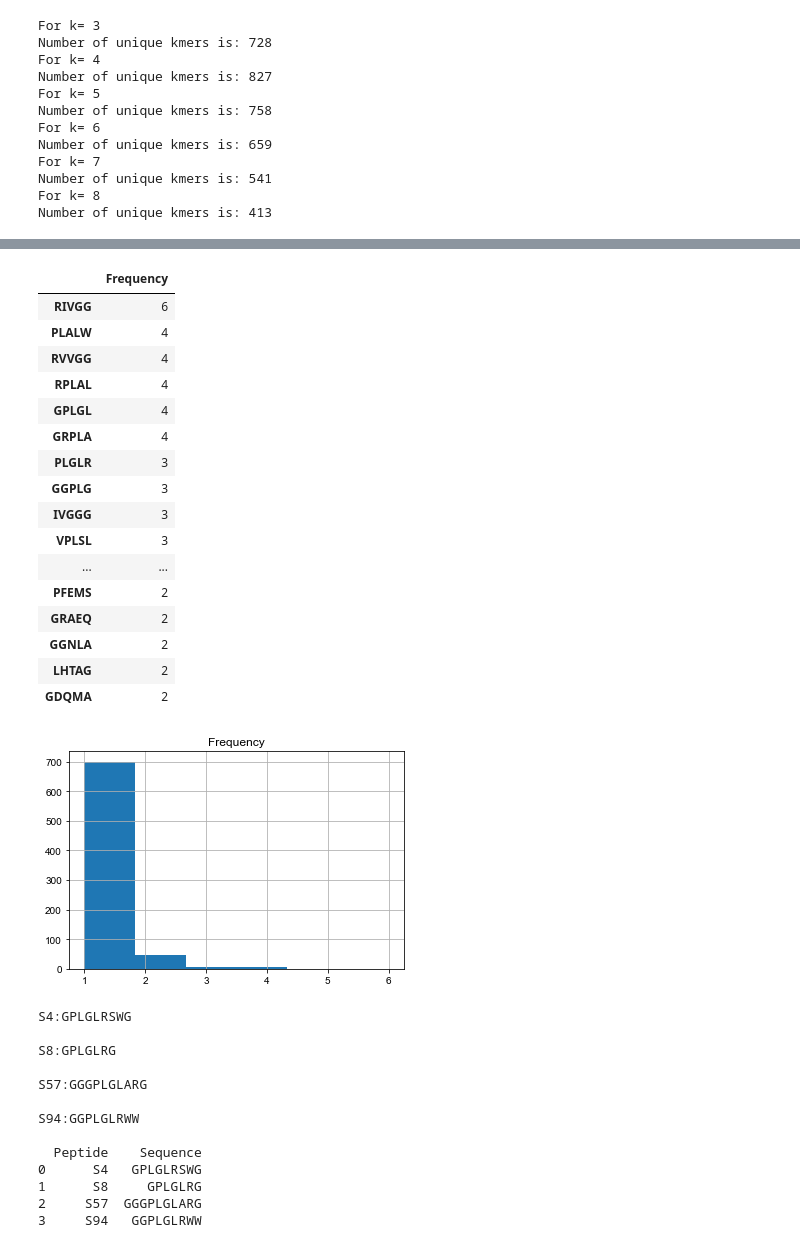
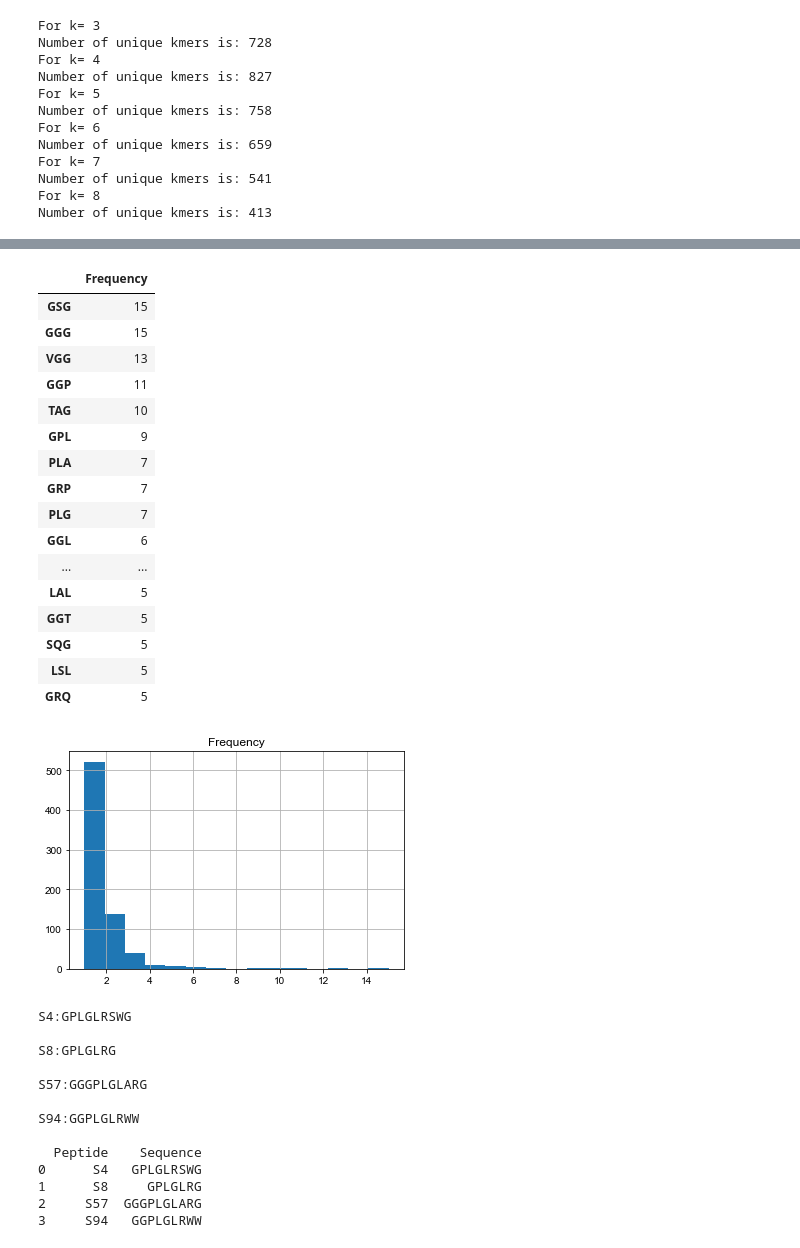
Before and after one commit to avaamini/protease_activity_analysis, a Jupyter notebook: SubstrateDatabase Tutorial.ipynb, the cells around one changed output, grey strips where cells are left out. Cells and saved outputs as stored; diff of their text form; code cells hidden in the pictures.

```diff
--- a/SubstrateDatabase Tutorial.ipynb
+++ b/SubstrateDatabase Tutorial.ipynb
@@ -11,13 +12,17 @@ from utils import get_data_dir
 
 data_dir = get_data_dir()
 # %%
-data_files = ['data/screens/PAA/PAA_screens/Bhatia1_PAA.csv', 'data/screens/PAA/PAA_screens/Bhatia2_PAA.csv']
+# data_files = ['data/screens/PAA/PAA_screens/Bhatia1_PAA.csv', 'data/screens/PAA/PAA_screens/Bhatia2_PAA.csv', 'data/screens/PAA/PAA_screens/Bhatia3_PAA.csv', 'data/screens/PAA/PAA_screens/GlympseBio1_PAA.csv', 'data/screens/PAA/PAA_screens/GlympseBio2_PAA.csv']
+data_files = ['data/screens/PAA/PAA_screens/Bhatia1_PAA.csv', 'data/screens/PAA/PAA_screens/Bhatia2_PAA.csv',
+            'data/screens/PAA/PAA_screens/Bhatia3_PAA.csv', 'data/screens/PAA/PAA_screens/Bhatia4_PAA.csv',
+             'data/screens/PAA/PAA_screens/Bhatia5_PAA.csv', 'data/screens/PAA/PAA_screens/Bhatia6_PAA.csv']
 sequence_file = 'data/screens/PAA/Peptide_Inventory_150.csv'
 names_file = 'data/screens/PAA/names_dict.pkl'
-aa_dict_file = 'data/screens/PAA/kmer_analyses/aa_dict.pkl'
+aa_dict_file = 'data/screens/PAA/aa_dict_color_matched.pkl'
+# aa_dict_file_1 = 'data/screens/PAA/kmer_analyses/aa_dict.pkl'
 # %%
 # Load all relevant screening data from screens of interest
-data = paa.database.SubstrateDatabase(data_files, sequence_file, names_file, aa_dict_file = 'data/screens/PAA/kmer_analyses/aa_dict.pkl')
+data = paa.database.SubstrateDatabase(data_files, sequence_file, names_file, aa_dict_file)
 # %%
 # Get names of screens being queried
 data.screen_names
@@ -261,27 +344,28 @@ data.get_kmer_overlap(4)
  'sDDR': ['S41']}
 # %%
 # Summarize relevant kmer data
-kmer_f_sorted, kmer_f_sorted_filtered = data.summarize_kmer(kmer_len = 5, top_k = 20)
+# TO DO: Add column with which substartes
+kmer_f_sorted, kmer_f_sorted_filtered = data.summarize_kmer(kmer_len = 3, top_k = 20)
 display(kmer_f_sorted_filtered)
 # %% [output]
 |  | Frequency |
-| RIVGG | 6 |
-| PLALW | 4 |
-| RVVGG | 4 |
-| RPLAL | 4 |
-| GPLGL | 4 |
-| GRPLA | 4 |
-| PLGLR | 3 |
-| GGPLG | 3 |
-| IVGGG | 3 |
-| VPLSL | 3 |
+| GSG | 15 |
+| GGG | 15 |
+| VGG | 13 |
+| GGP | 11 |
+| TAG | 10 |
+| GPL | 9 |
+| PLA | 7 |
+| GRP | 7 |
+| PLG | 7 |
+| GGL | 6 |
 | ... | ... |
-| PFEMS | 2 |
-| GRAEQ | 2 |
-| GGNLA | 2 |
-| LHTAG | 2 |
-| GDQMA | 2 |
+| LAL | 5 |
+| GGT | 5 |
+| SQG | 5 |
+| LSL | 5 |
+| GRQ | 5 |
-[figure, old version]
+[figure, new version]
 # %%
 # Search example kmer of interest 'PLGL' using search_kmer()
 PLGL_info = data.search_kmer('PLGL', True, data.aa_dict)
```
Also changed, not shown: parts of 20 cells of this notebook, 1 other file.
